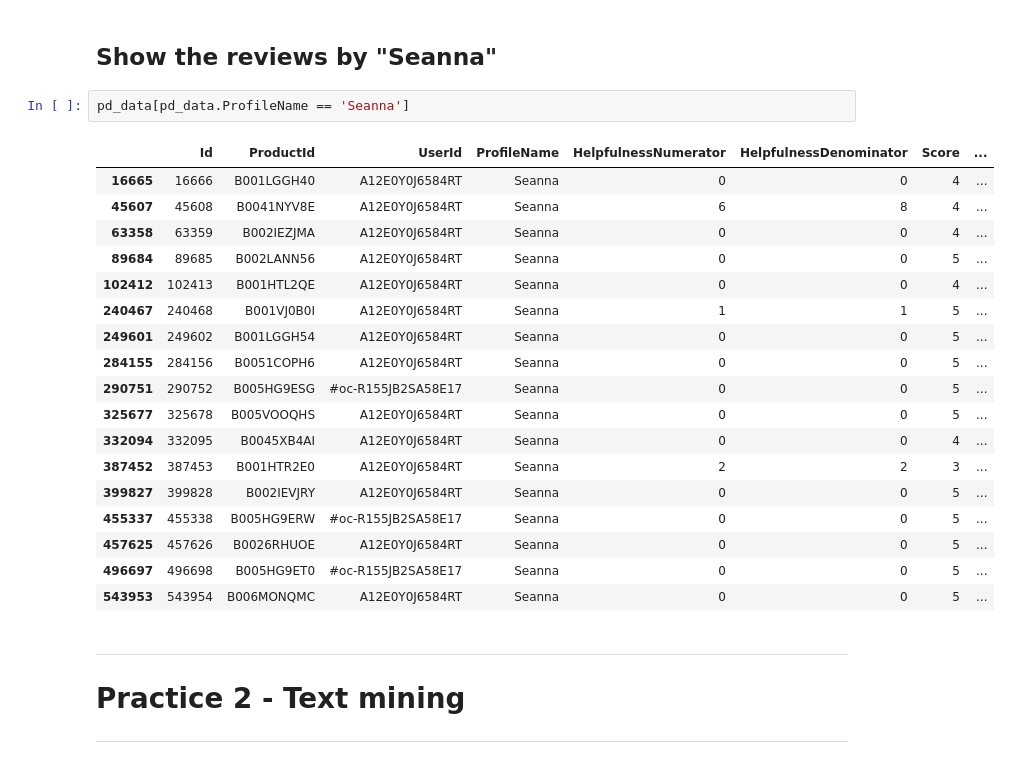
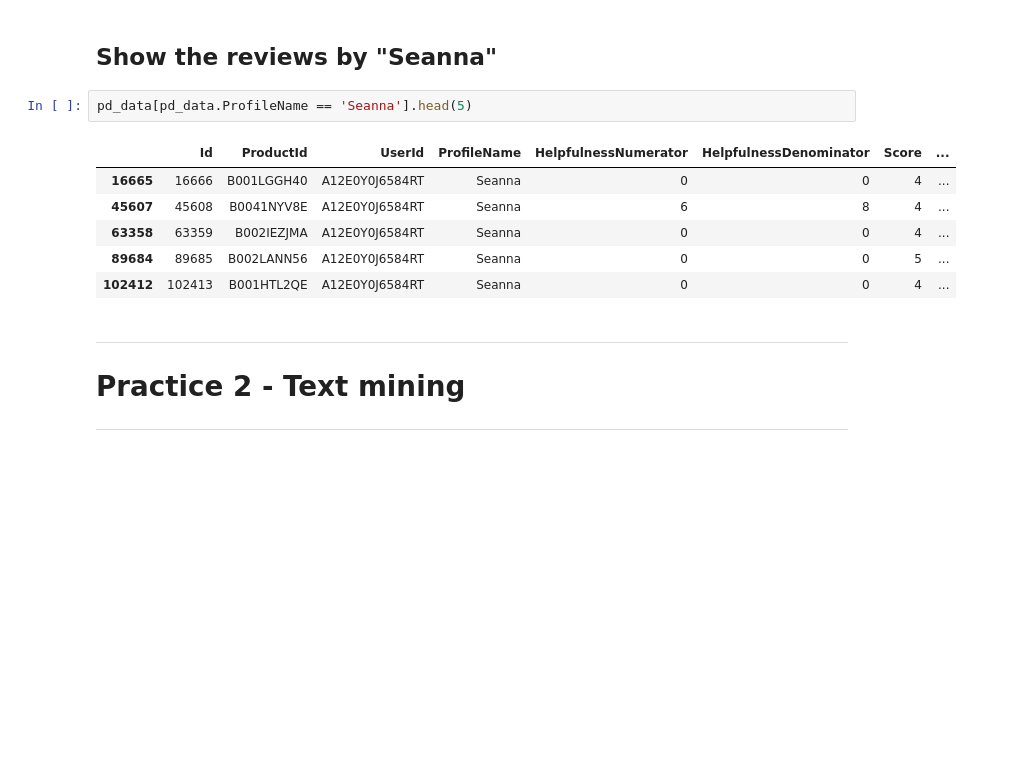
Before and after one commit to kevin110604/FDA_practice, a Jupyter notebook: kernel.ipynb, the cells around one changed output. Drawn from its saved outputs; the diff is of its cells as text; blank space fills up the shorter version.

```diff
--- a/kernel.ipynb
+++ b/kernel.ipynb
@@ -110,26 +110,14 @@ pd_data['Score'].hist(bins=5)
 # %% [markdown]
 ## Show the reviews by "Seanna"
 # %%
-pd_data[pd_data.ProfileName == 'Seanna']
+pd_data[pd_data.ProfileName == 'Seanna'].head(5)
 # %% [output]
 |  | Id | ProductId | UserId | ProfileName | HelpfulnessNumerator | HelpfulnessDenominator | Score | ... |
 | 16665 | 16666 | B001LGGH40 | A12E0Y0J6584RT | Seanna | 0 | 0 | 4 | ... |
 | 45607 | 45608 | B0041NYV8E | A12E0Y0J6584RT | Seanna | 6 | 8 | 4 | ... |
 | 63358 | 63359 | B002IEZJMA | A12E0Y0J6584RT | Seanna | 0 | 0 | 4 | ... |
 | 89684 | 89685 | B002LANN56 | A12E0Y0J6584RT | Seanna | 0 | 0 | 5 | ... |
 | 102412 | 102413 | B001HTL2QE | A12E0Y0J6584RT | Seanna | 0 | 0 | 4 | ... |
-| 240467 | 240468 | B001VJ0B0I | A12E0Y0J6584RT | Seanna | 1 | 1 | 5 | ... |
-| 249601 | 249602 | B001LGGH54 | A12E0Y0J6584RT | Seanna | 0 | 0 | 5 | ... |
-| 284155 | 284156 | B0051COPH6 | A12E0Y0J6584RT | Seanna | 0 | 0 | 5 | ... |
-| 290751 | 290752 | B005HG9ESG | #oc-R155JB2SA58E17 | Seanna | 0 | 0 | 5 | ... |
-| 325677 | 325678 | B005VOOQHS | A12E0Y0J6584RT | Seanna | 0 | 0 | 5 | ... |
-| 332094 | 332095 | B0045XB4AI | A12E0Y0J6584RT | Seanna | 0 | 0 | 4 | ... |
-| 387452 | 387453 | B001HTR2E0 | A12E0Y0J6584RT | Seanna | 2 | 2 | 3 | ... |
-| 399827 | 399828 | B002IEVJRY | A12E0Y0J6584RT | Seanna | 0 | 0 | 5 | ... |
-| 455337 | 455338 | B005HG9ERW | #oc-R155JB2SA58E17 | Seanna | 0 | 0 | 5 | ... |
-| 457625 | 457626 | B0026RHUOE | A12E0Y0J6584RT | Seanna | 0 | 0 | 5 | ... |
-| 496697 | 496698 | B005HG9ET0 | #oc-R155JB2SA58E17 | Seanna | 0 | 0 | 5 | ... |
-| 543953 | 543954 | B006MONQMC | A12E0Y0J6584RT | Seanna | 0 | 0 | 5 | ... |
 # %% [markdown]
 -----
 # Practice 2 - Text mining
```
Also changed, not shown: parts of 2 cells of this notebook.
